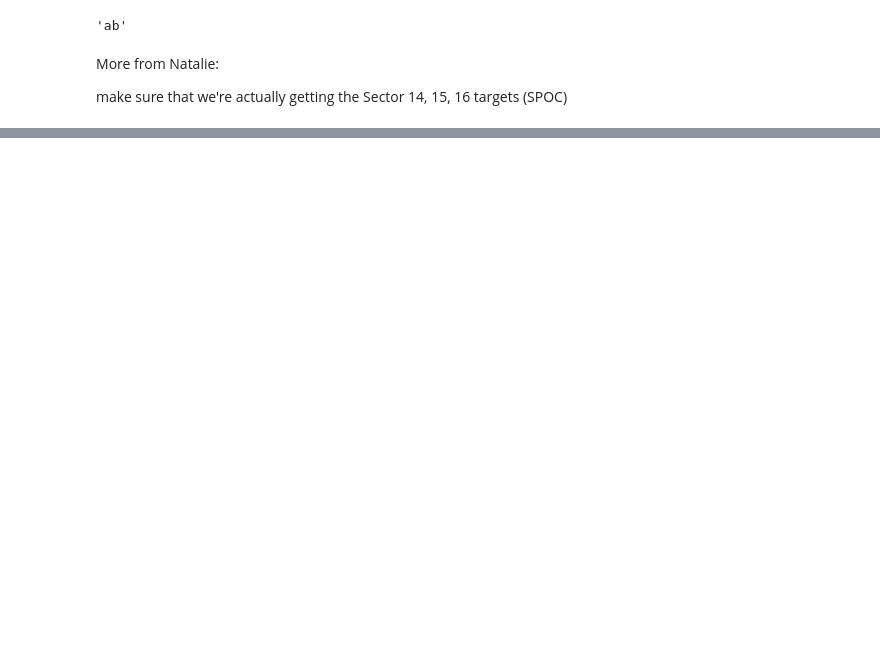
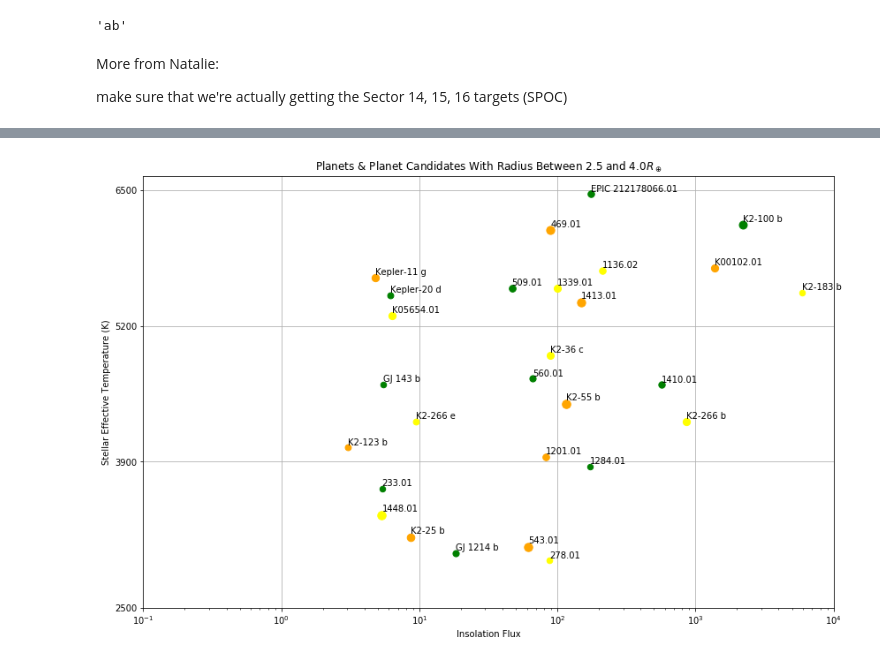
Before and after one commit to murphyjm/tks_targets_shared, a Jupyter notebook: TKS-RV-Target-Selection.ipynb, the cells around one changed output, grey strips where cells are left out. Drawn from its saved outputs; the diff is of its cells as text; code cells hidden in the pictures; blank space fills up the shorter version.

```diff
--- a/TKS-RV-Target-Selection.ipynb
+++ b/TKS-RV-Target-Selection.ipynb
@@ -771,0 +714,4 @@ make sure that we're actually getting the Sector 14, 15, 16 targets (SPOC)
+# %%
+bin_plotter(3)
+# %% [output]
+[figure, added]
```
Also changed, not shown: parts of 61 cells of this notebook, 5 other files.
